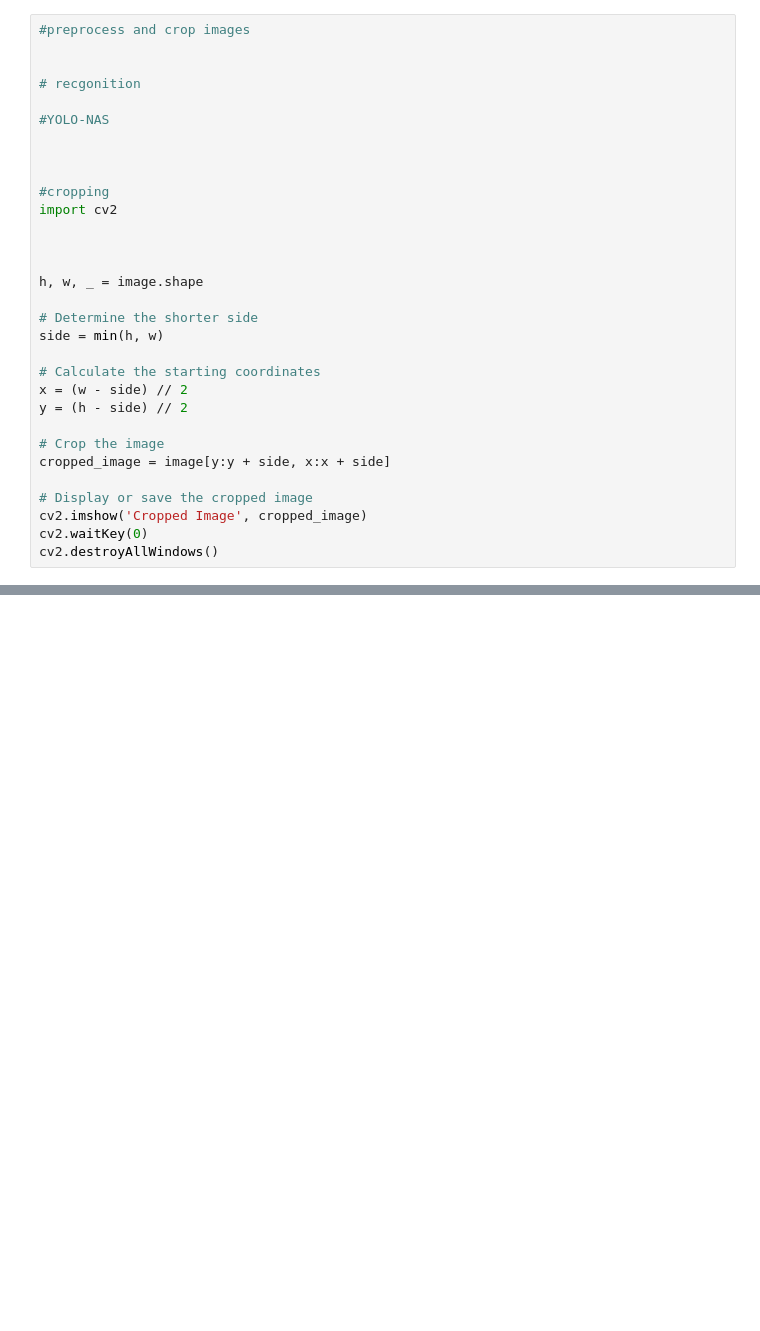
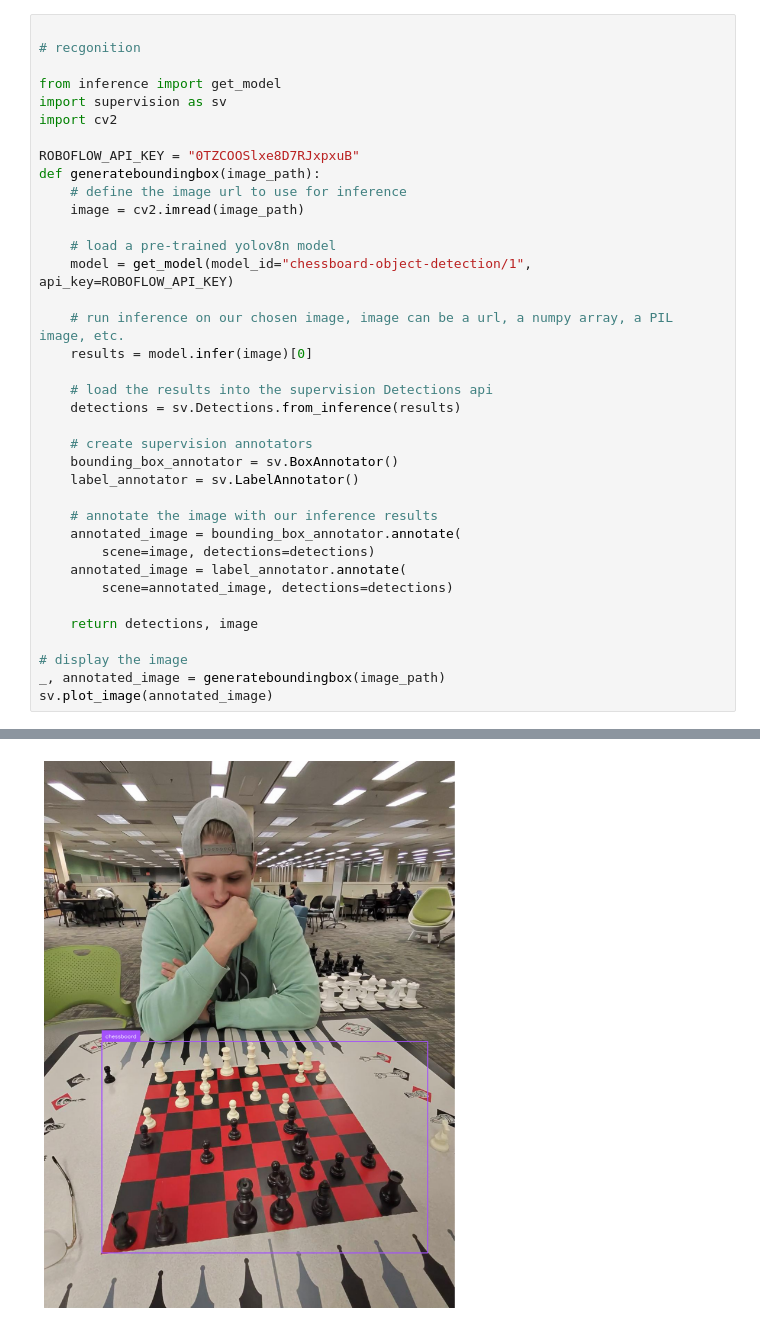
Before and after one commit to Relaxolotl07/hacktams25, a Jupyter notebook: IMG_to_FEN.ipynb, the cells around one changed output, grey strips where cells are left out. Cells and saved outputs as stored; diff of their text form; blank space fills up the shorter version.

Commit message:
IMG to fen works now (kinda) with preprocessing

```diff
--- a/IMG_to_FEN.ipynb
+++ b/IMG_to_FEN.ipynb
@@ -38,32 +46,38 @@ image
 # %%
-#preprocess and crop images
-
 
 # recgonition
 
-#YOLO-NAS
-
-
-
-#cropping
+from inference import get_model
+import supervision as sv
 import cv2
 
+ROBOFLOW_API_KEY = "0TZCOOSlxe8D7RJxpxuB"
+def generateboundingbox(image_path):
+    # define the image url to use for inference
+    image = cv2.imread(image_path)
 
+    # load a pre-trained yolov8n model
+    model = get_model(model_id="chessboard-object-detection/1", api_key=ROBOFLOW_API_KEY)
 
-h, w, _ = image.shape
+    # run inference on our chosen image, image can be a url, a numpy array, a PIL image, etc.
+    results = model.infer(image)[0]
 
-# Determine the shorter side
-side = min(h, w)
+    # load the results into the supervision Detections api
+    detections = sv.Detections.from_inference(results)
 
-# Calculate the starting coordinates
-x = (w - side) // 2
-y = (h - side) // 2
+    # create supervision annotators
+    bounding_box_annotator = sv.BoxAnnotator()
+    label_annotator = sv.LabelAnnotator()
 
-# Crop the image
-cropped_image = image[y:y + side, x:x + side]
+    # annotate the image with our inference results
+    annotated_image = bounding_box_annotator.annotate(
+        scene=image, detections=detections)
+    annotated_image = label_annotator.annotate(
+        scene=annotated_image, detections=detections)
 
-# Display or save the cropped image
-cv2.imshow('Cropped Image', cropped_image)
-cv2.waitKey(0)
-cv2.destroyAllWindows()
+    return detections, image
+
+# display the image
+_, annotated_image = generateboundingbox(image_path)
+sv.plot_image(annotated_image)
 # %% [output]
@@ -70,0 +87 @@ AttributeError: 'Image' object has no attribute 'shape'
+[figure, added]
```
Also changed, not shown: parts of 8 cells of this notebook, 2 other files.
